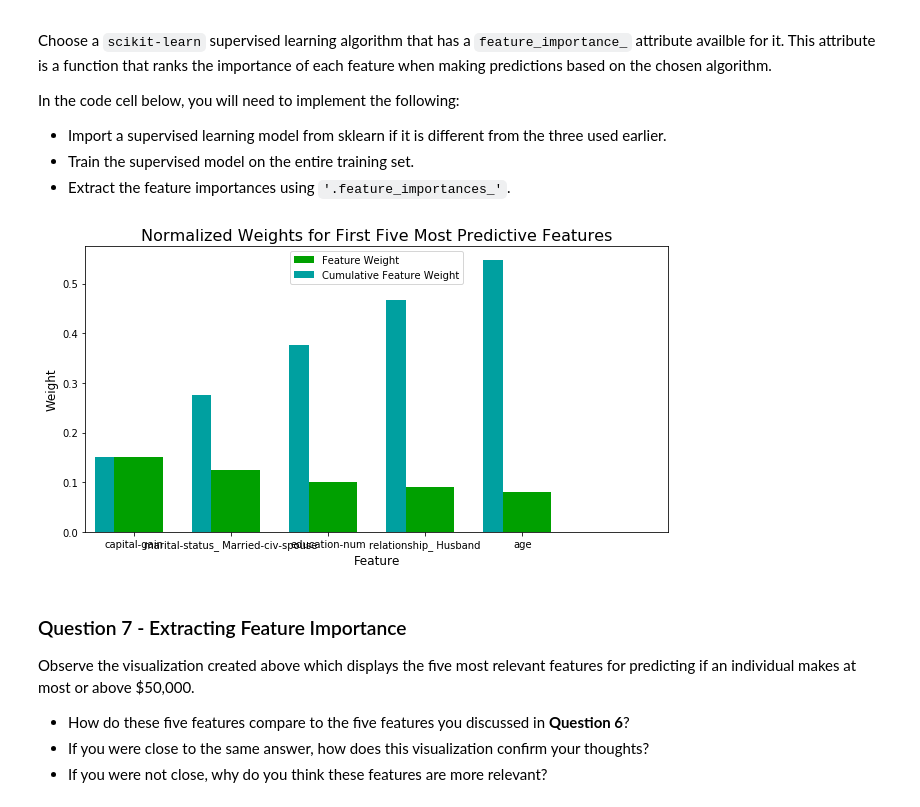
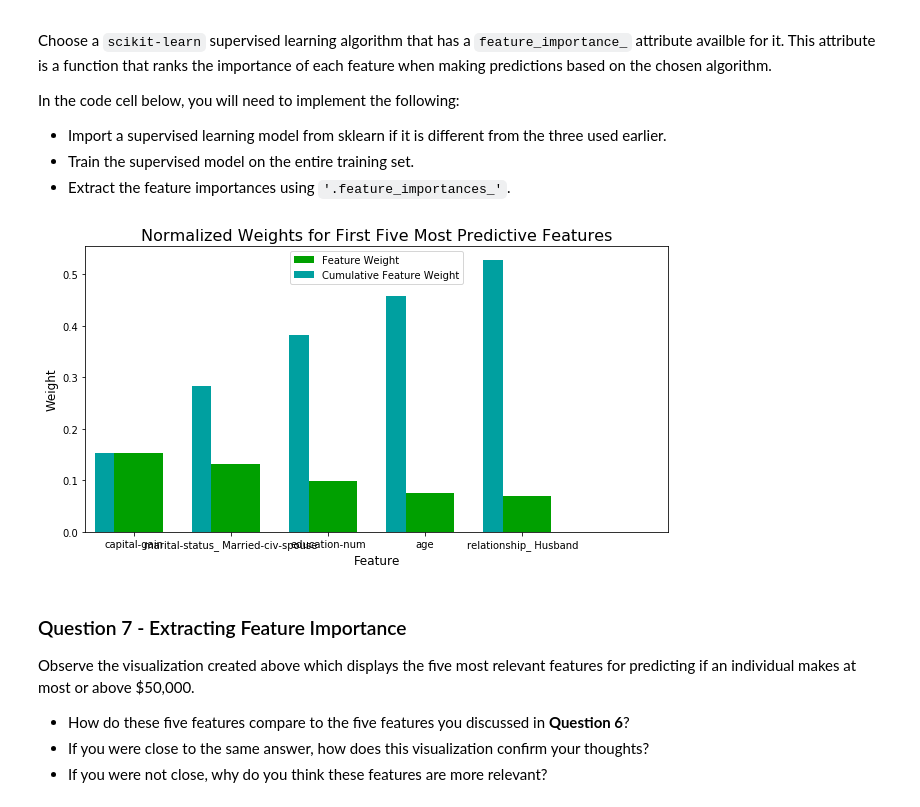
Before and after one commit to std3rr/Finding-Donors-for-CharityML, a Jupyter notebook: finding_donors.ipynb, the cells around one changed output. Drawn from its saved outputs; the diff is of its cells as text; code cells hidden in the pictures.

```diff
--- a/finding_donors.ipynb
+++ b/finding_donors.ipynb
@@ -403,24 +406,24 @@ def train_predict(learner, sample_size, X_train, y_train, X_test, y_test):
     # Get the predictions on the test set(X_test),
     #       then get predictions on the first 300 training samples(X_train) using .predict()
     start = time() # Get start time
-    predictions_test = learner.predict(X_test[:300])
-    predictions_train = learner.predict(X_train[:300])
+    predictions_test = learner.predict(X_test)
+    predictions_train = learner.predict(X_train)
     end = time() # Get end time
 
     # Calculate the total prediction time
     results['pred_time'] = end - start
 
     # Compute accuracy on the first 300 training samples which is y_train[:300]
-    results['acc_train'] = accuracy_score( predictions_train, y_train[:300] )
+    results['acc_train'] = accuracy_score( predictions_train[:300], y_train[:300] )
 
     # Compute accuracy on test set using accuracy_score()
-    results['acc_test'] = accuracy_score( predictions_test, y_test[:300] )
+    results['acc_test'] = accuracy_score( predictions_test, y_test )
 
     # Compute F-score on the the first 300 training samples using fbeta_score()
-    results['f_train'] = fbeta_score( predictions_train, y_train[:300], beta=0.5 )
+    results['f_train'] = fbeta_score( predictions_train[:300], y_train[:300], beta=0.5 )
 
     # Compute F-score on the test set which is y_test
-    results['f_test'] = fbeta_score( predictions_test, y_test[:300], beta=0.5 )
+    results['f_test'] = fbeta_score( predictions_test, y_test, beta=0.5 )
 
     # Success
     print("{} trained on {} samples.".format(learner.__class__.__name__, sample_size))
@@ -657,25 +661,25 @@ In the code cell below, you will need to implement the following:
 # %%
 # Import a supervised learning model that has 'feature_importances_'
 from sklearn.ensemble import RandomForestClassifier
 
 # Train the supervised model on the training set using .fit(X_train, y_train)
 # Using best_estimator params here..
 model = RandomForestClassifier(bootstrap=True, class_weight=None, criterion='gini',
             max_depth=16, max_features='auto', max_leaf_nodes=None,
             min_impurity_decrease=0.0, min_impurity_split=None,
-            min_samples_leaf=1, min_samples_split=3,
-            min_weight_fraction_leaf=0.0, n_estimators=300, n_jobs=3,
-            oob_score=False, random_state=None, verbose=0,
-            warm_start=False)
+            min_samples_leaf=1, min_samples_split=2,
+            min_weight_fraction_leaf=0.0, n_estimators=150, n_jobs=3,
+            oob_score=False, random_state=42, verbose=0, warm_start=False)
+
 model.fit(X_train, y_train)
 
 # Extract the feature importances using .feature_importances_
 importances = model.feature_importances_
 
 # Plot
 vs.feature_plot(importances, X_train, y_train)
 # %% [output]
-[figure, old version]
+[figure, new version]
 # %% [markdown]
 ### Question 7 - Extracting Feature Importance
 
```
Also changed, not shown: parts of 5 cells of this notebook, 1 other file.
